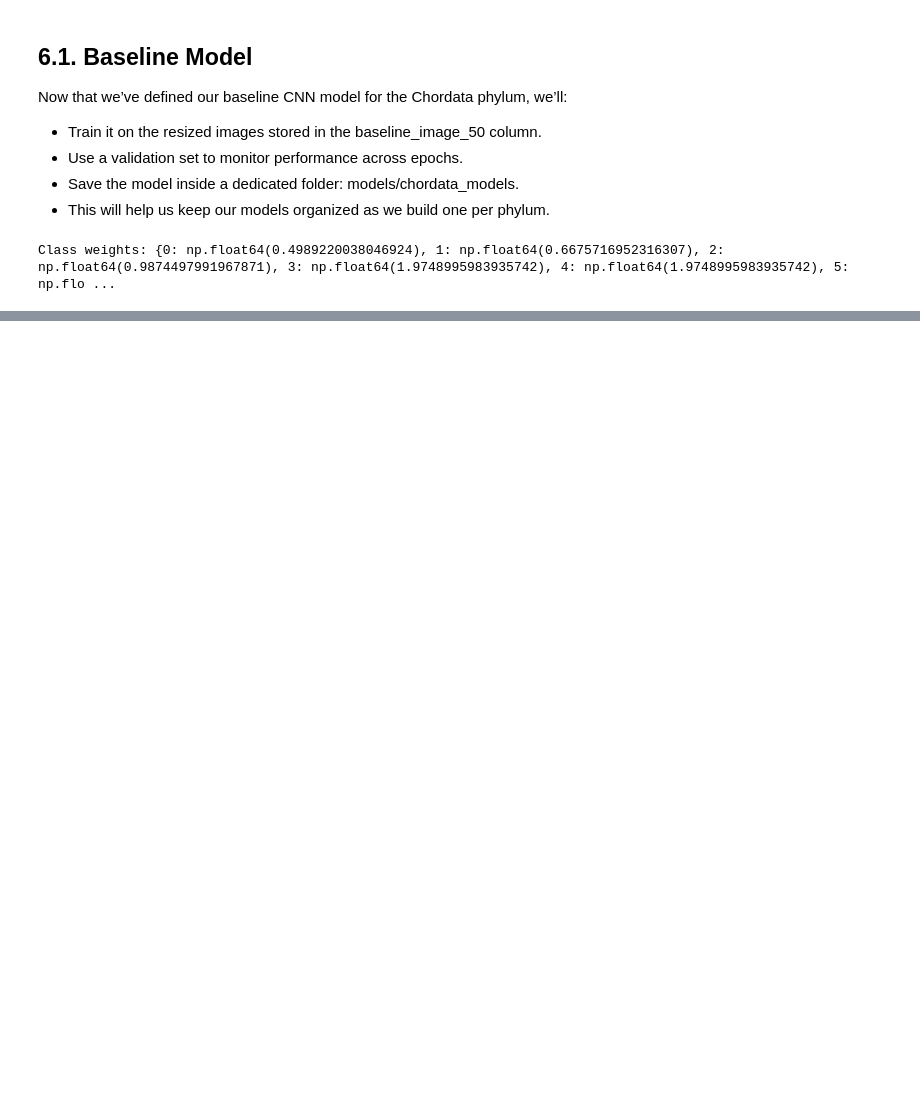
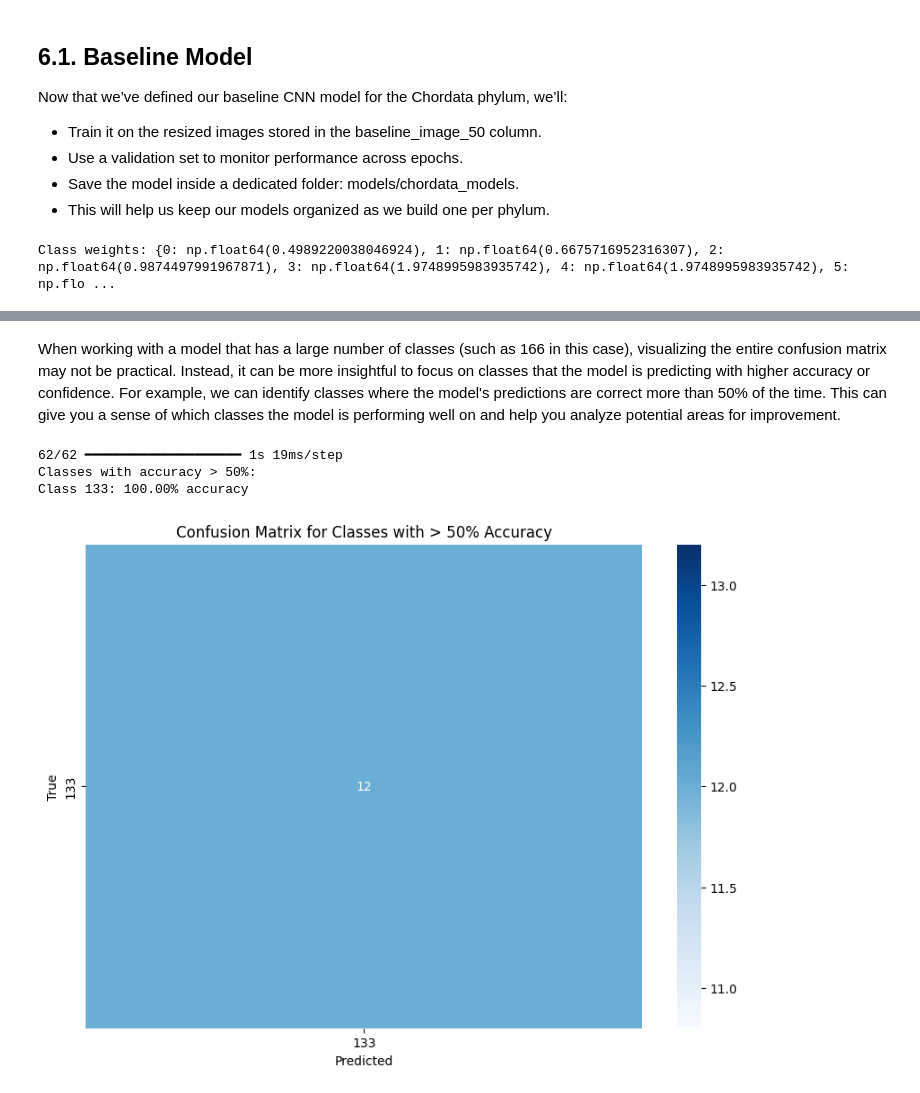
Before and after one commit to xandga/DeepLearning2425, a Jupyter notebook: 3. Phylum Chordata.ipynb, the cells around one changed output, grey strips where cells are left out. Drawn from its saved outputs; the diff is of its cells as text; code cells hidden in the pictures; blank space fills up the shorter version.

```diff
--- a/3. Phylum Chordata.ipynb
+++ b/3. Phylum Chordata.ipynb
@@ -350,0 +375,37 @@ plot_loss(history)
+# %% [markdown]
+When working with a model that has a large number of classes (such as 166 in this case), visualizing the entire confusion matrix may not be practical. Instead, it can be more insightful to focus on classes that the model is predicting with higher accuracy or confidence. For example, we can identify classes where the model's predictions are correct more than 50% of the time. This can give you a sense of which classes the model is performing well on and help you analyze potential areas for improvement.
+# %%
+# Make predictions on the test set
+y_pred = baseline_model.predict(X_test)
+y_pred_class = np.argmax(y_pred, axis=1)  # Convert predictions to class labels
+
+# Get true class labels
+y_true_class = np.argmax(y_test_cat, axis=1)  # True class labels
+
+# Compute confusion matrix
+cm = confusion_matrix(y_true_class, y_pred_class)
+
+# Calculate accuracy per class
+accuracy_per_class = np.diagonal(cm) / np.sum(cm, axis=1)
+
+# Identify classes with accuracy > 50%
+high_accuracy_classes = np.where(accuracy_per_class >= 0.01)[0]
+
+# Display the class indices and their accuracies
+print("Classes with accuracy > 50%:")
+for class_idx in high_accuracy_classes:
+    print(f"Class {class_idx}: {accuracy_per_class[class_idx] * 100:.2f}% accuracy")
+
+# Optionally, plot confusion matrix (just for the selected high-accuracy classes)
+plt.figure(figsize=(10, 7))
+sns.heatmap(cm[high_accuracy_classes, :][:, high_accuracy_classes], annot=True, fmt='d', cmap='Blues',
+            xticklabels=high_accuracy_classes, yticklabels=high_accuracy_classes)
+plt.xlabel('Predicted')
+plt.ylabel('True')
+plt.title('Confusion Matrix for Classes with > 50% Accuracy')
+plt.show()
+# %% [output]
+62/62 ━━━━━━━━━━━━━━━━━━━━ 1s 19ms/step
+Classes with accuracy > 50%:
+Class 133: 100.00% accuracy
+[figure, added]
```
Also changed, not shown: parts of 15 cells of this notebook, 1 other file.
